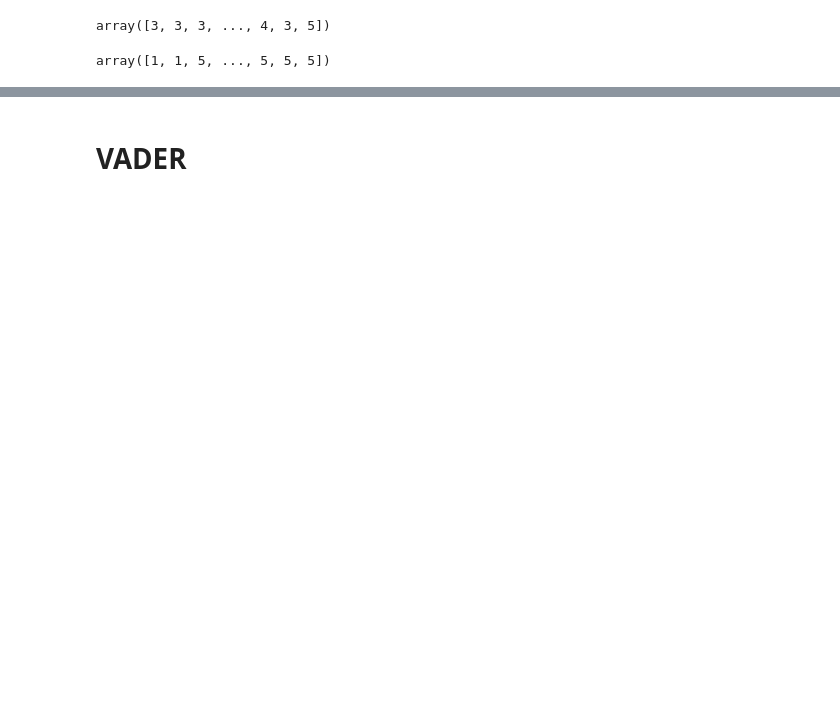
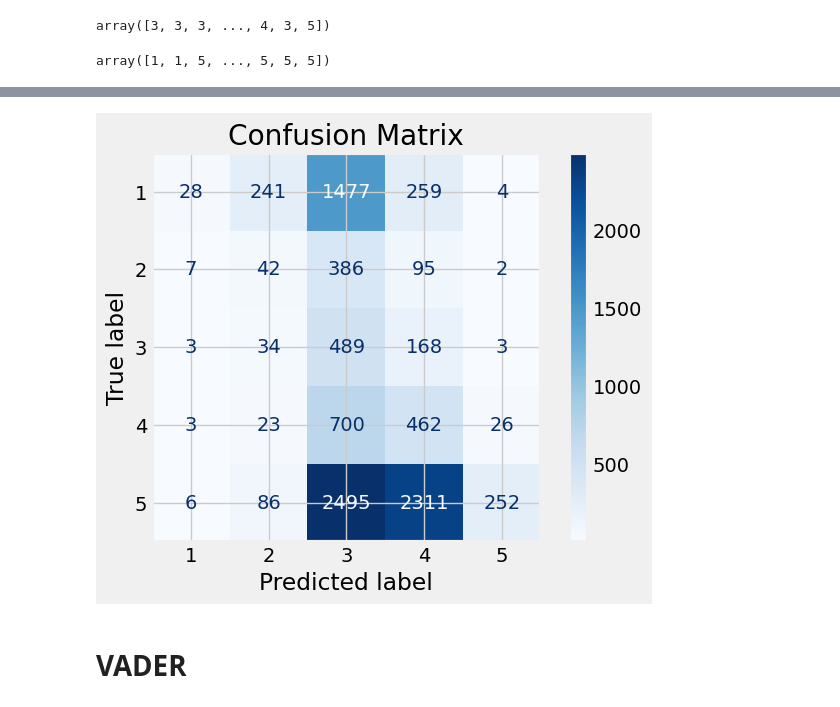
Before and after one commit to cmannnn/customer_reviews, a Jupyter notebook: main.ipynb, the cells around one changed output, grey strips where cells are left out. Saved outputs shown, nothing was run; the diff lists cells and outputs as text; code cells hidden in the pictures; blank space fills up the shorter version.

```diff
--- a/main.ipynb
+++ b/main.ipynb
@@ -380,3 +376,12 @@ The accuracy score of the 'Text Blob' accuracy score is: 0.1327
+# %%
+cm = confusion_matrix(english_reviews['RATING'].values, english_reviews['TEXT_BLOB_POLARITY_MAPPED'].values)
+
+disp = ConfusionMatrixDisplay(confusion_matrix = cm, display_labels = np.unique(Y_test))
+disp.plot(cmap = plt.cm.Blues)
+plt.title('Confusion Matrix')
+plt.show()
+# %% [output]
+[figure, added]
 # %% [markdown]
 # VADER
 # %%
```
Also changed, not shown: parts of 23 cells of this notebook.
